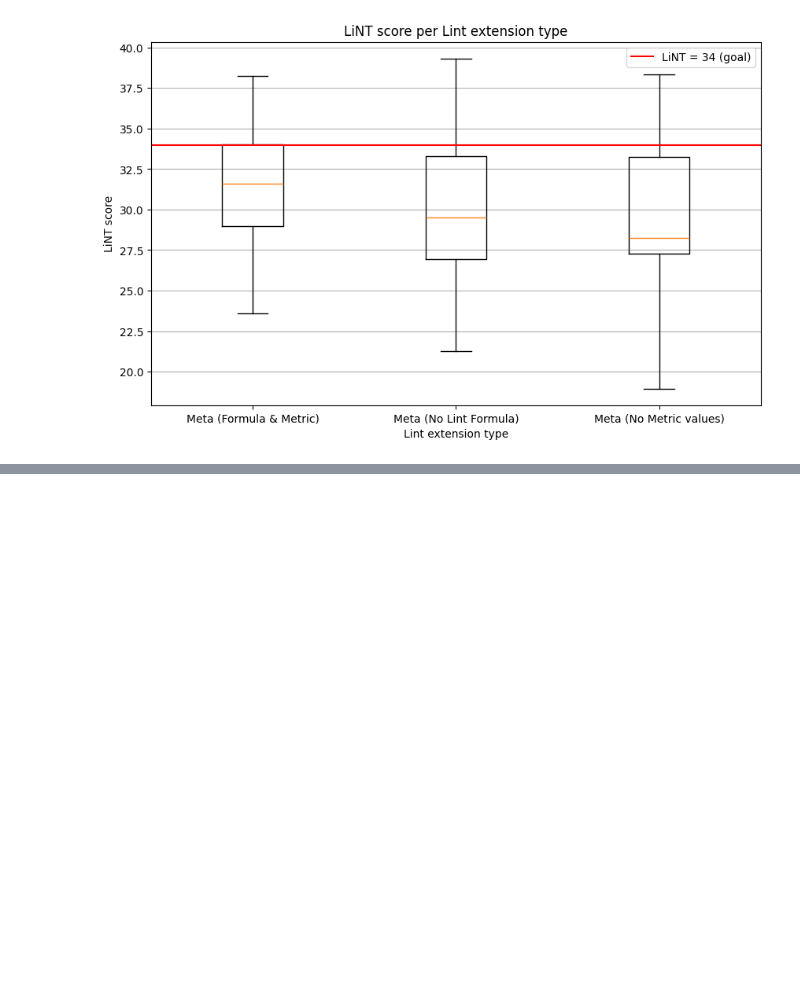
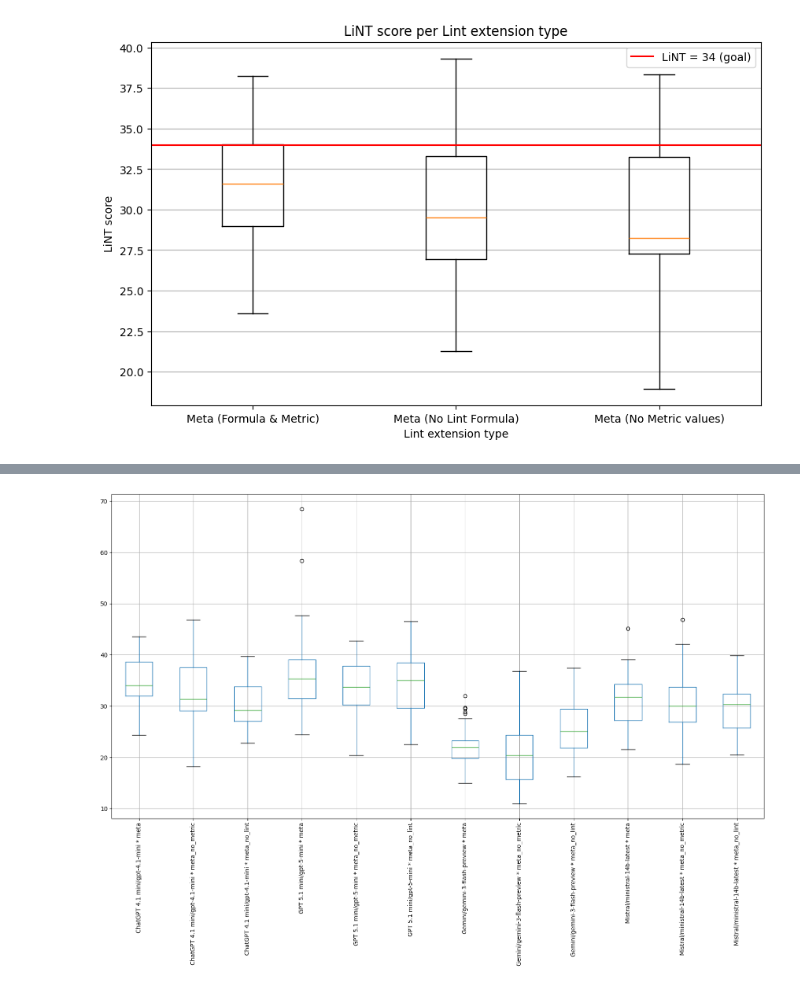
Before and after one commit to ChielChiel/Thesis-LLM-LiNT, a Jupyter notebook: anova.ipynb, the cells around one changed output, grey strips where cells are left out. Cells and saved outputs as stored; diff of their text form; code cells hidden in the pictures; blank space fills up the shorter version.

```diff
--- a/anova.ipynb
+++ b/anova.ipynb
@@ -922,0 +1689,3 @@ plt.show()
+# %%
+interact = list(itertools.product(list(all_models_df.model.unique()), list(all_models_df.prompt_type.unique())))
+print(interact)
@@ -922,0 +1694,5 @@ plt.show()
+# %%
+interaction_dict = dict()
+for inter1, inter2 in interact:
+    interaction_dict[f"{inter1} * {inter2}"] = []
+interaction_dict
@@ -922,0 +1712,4 @@ plt.show()
+# %%
+for idx, rw in all_models_df.iterrows():
+    print(rw.model, rw.prompt_type)
+    interaction_dict[f"{rw.model} * {rw.prompt_type}"].append(rw.score)
@@ -922,0 +1734,3 @@ plt.show()
+# %%
+mean_p_inter = pd.DataFrame(interaction_dict)
+mean_p_inter
@@ -922,0 +1755,5 @@ plt.show()
+# %%
+mean_p_inter.boxplot(rot=90, figsize=(20,10))
+plt.show()
+# %% [output]
+[figure, added]
```
Also changed, not shown: parts of 74 cells of this notebook, 10 other files.
